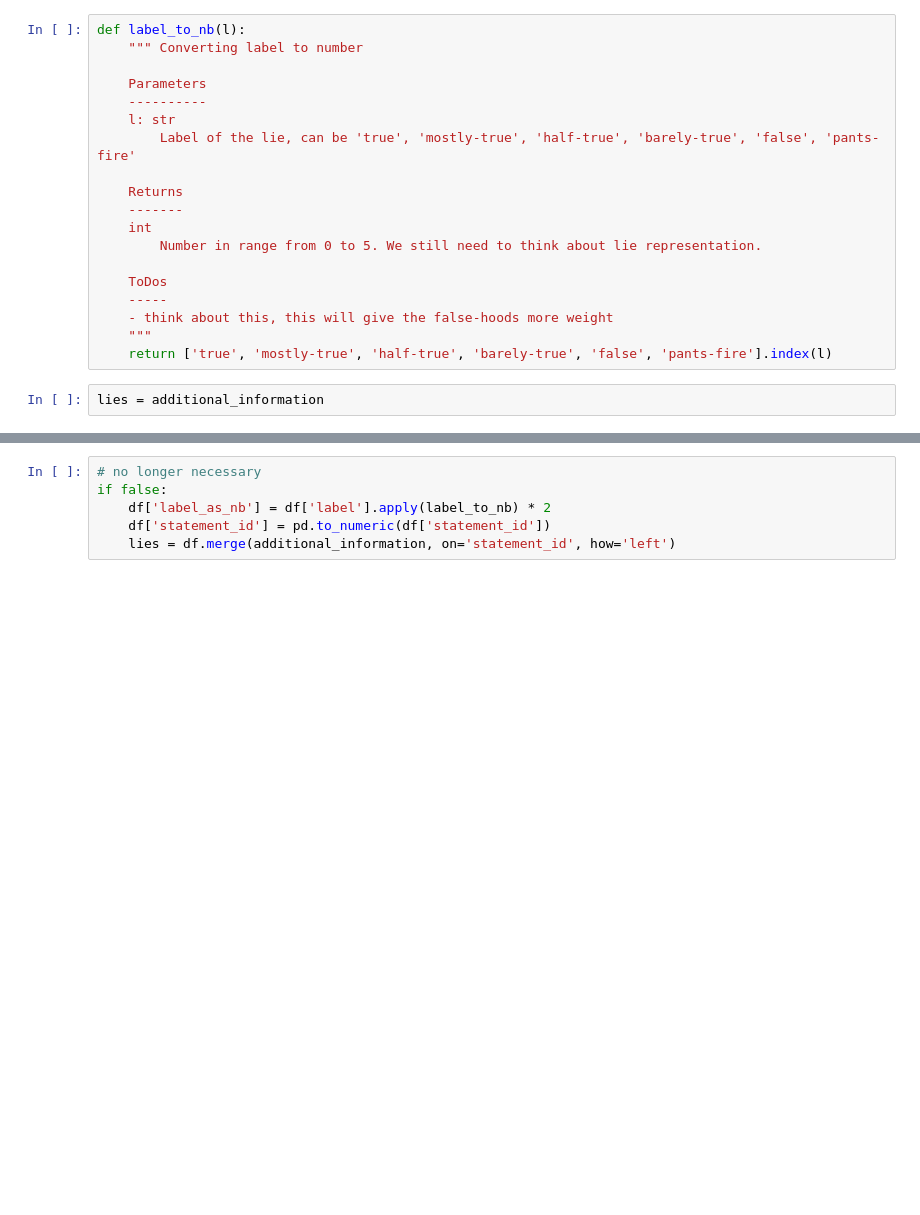
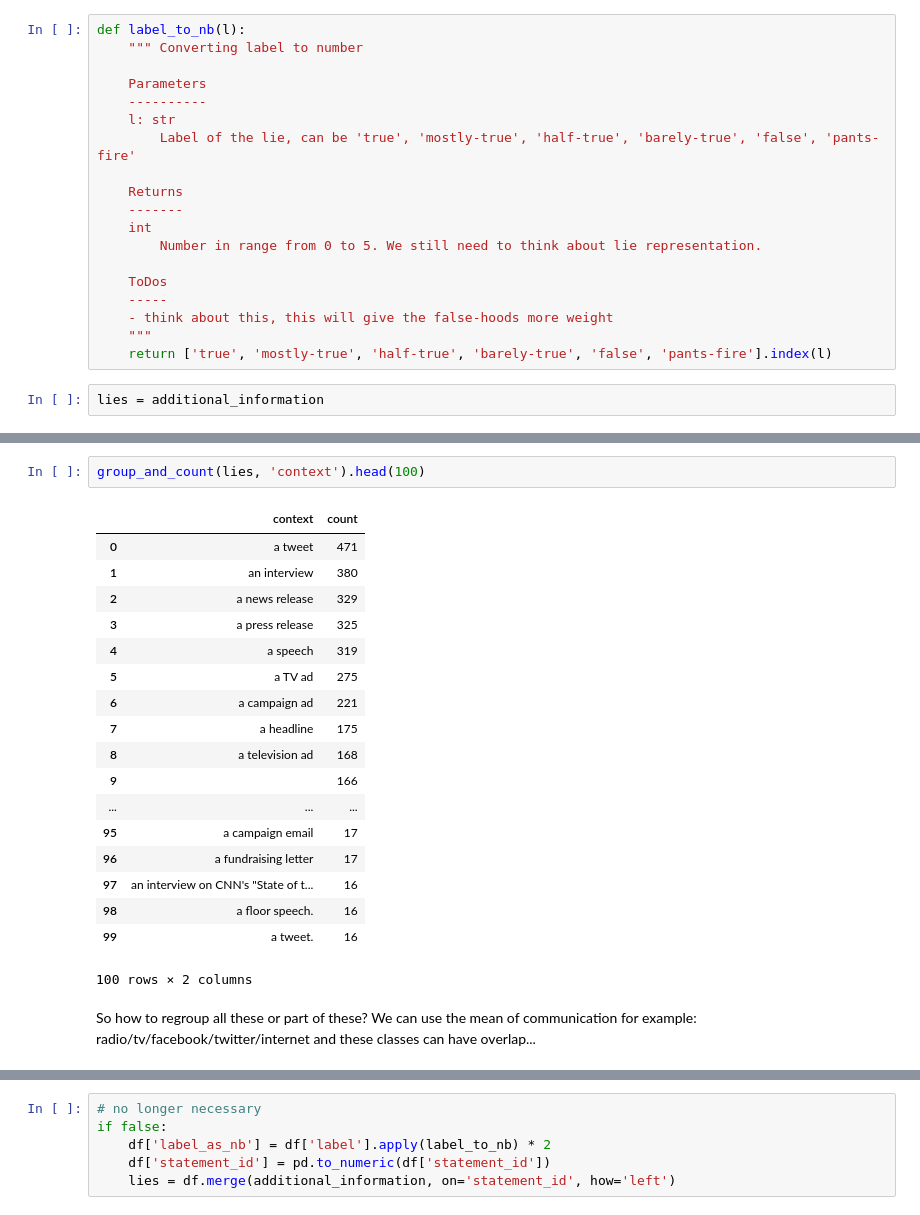
Before and after one commit to ExploringLies/lies-have-short-legs, a Jupyter notebook: notebooks/AnalyseDataset.ipynb, the cells around one changed output, grey strips where cells are left out. Cells and saved outputs as stored; diff of their text form; blank space fills up the shorter version.

```diff
--- a/notebooks/AnalyseDataset.ipynb
+++ b/notebooks/AnalyseDataset.ipynb
@@ -111,0 +118,26 @@ lies = additional_information
+# %%
+group_and_count(lies, 'context').head(100)
+# %% [output]
+|  | context | count |
+| 0 | a tweet | 471 |
+| 1 | an interview | 380 |
+| 2 | a news release | 329 |
+| 3 | a press release | 325 |
+| 4 | a speech | 319 |
+| 5 | a TV ad | 275 |
+| 6 | a campaign ad | 221 |
+| 7 | a headline | 175 |
+| 8 | a television ad | 168 |
+| 9 |  | 166 |
+| ... | ... | ... |
+| 95 | a campaign email | 17 |
+| 96 | a fundraising letter | 17 |
+| 97 | an interview on CNN's "State of t... | 16 |
+| 98 | a floor speech. | 16 |
+| 99 | a tweet. | 16 |
+100 rows × 2 columns
+# %% [markdown]
+So how to regroup all these or part of these?
+We can use the mean of communication for example:
+radio/tv/facebook/twitter/internet
+and these classes can have overlap...
```
Also changed, not shown: parts of 6 cells of this notebook.
